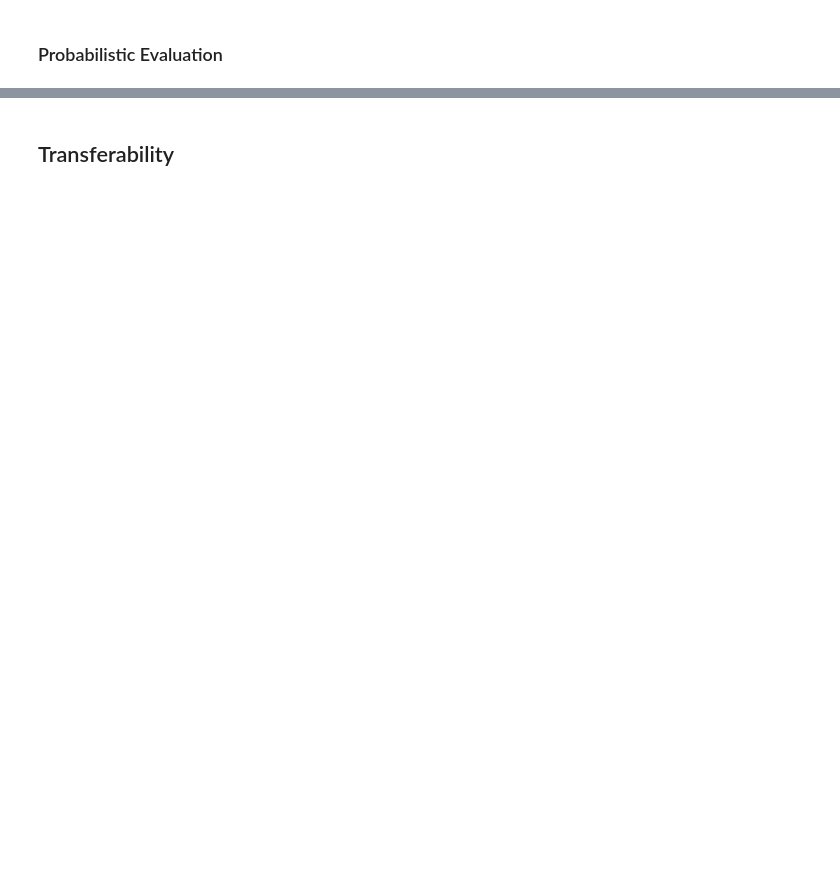
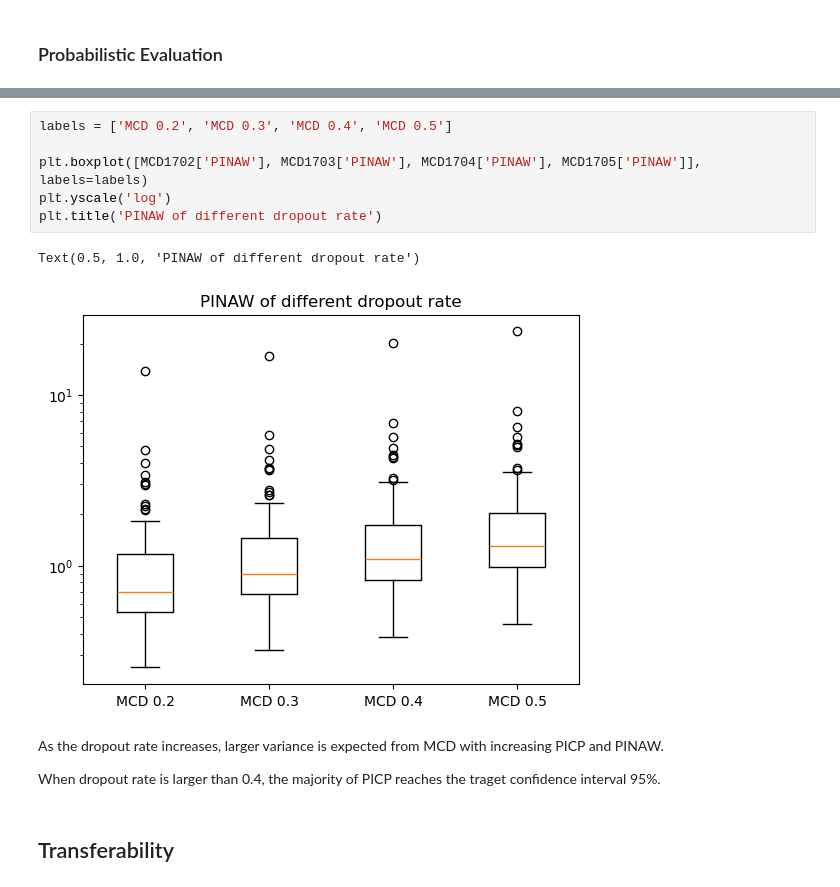
Before and after one commit to dwiva5/HBV-Team, a Jupyter notebook: Project-Run/Layout_text_images.ipynb, the cells around one changed output, grey strips where cells are left out. Saved outputs shown, nothing was run; the diff lists cells and outputs as text; blank space fills up the shorter version.

```diff
--- a/Project-Run/Layout_text_images.ipynb
+++ b/Project-Run/Layout_text_images.ipynb
@@ -353,3 +542,16 @@ Comparing these two probabilistic evaluation metric we try to find the optimal d
+# %%
+labels = ['MCD 0.2', 'MCD 0.3', 'MCD 0.4', 'MCD 0.5']
+
+plt.boxplot([MCD1702['PINAW'], MCD1703['PINAW'], MCD1704['PINAW'], MCD1705['PINAW']], labels=labels)
+plt.yscale('log')
+plt.title('PINAW of different dropout rate')
+# %% [output]
+Text(0.5, 1.0, 'PINAW of different dropout rate')
+[figure, added]
+# %% [markdown]
+As the dropout rate increases, larger variance is expected from MCD with increasing PICP and PINAW.
+
+When dropout rate is larger than 0.4, the majority of PICP reaches the traget confidence interval 95%.
 # %% [markdown]
 ## Transferability
 # %% [markdown]
```
Also changed, not shown: parts of 39 cells of this notebook, 11 other files.
